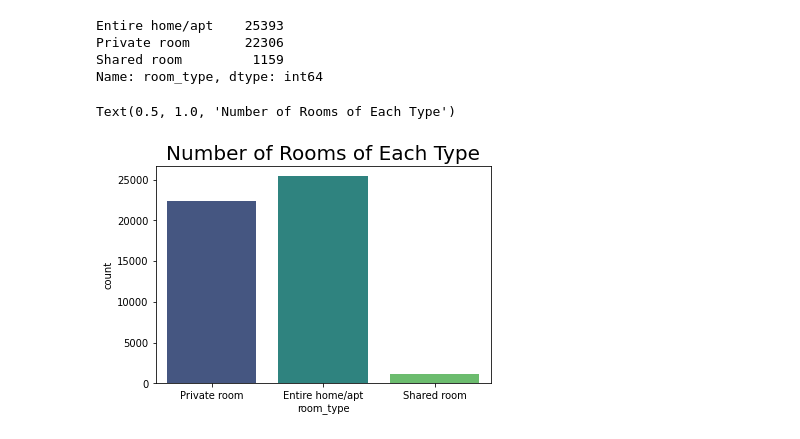
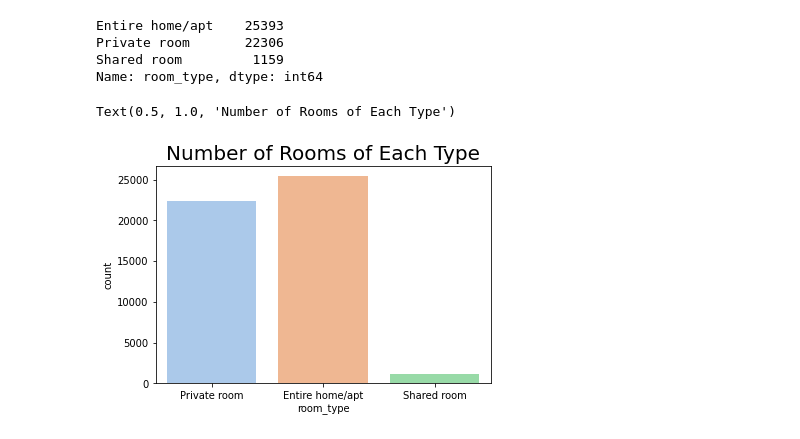
Before and after one commit to KunalSharma2001/Data-Analysis-Projects, a Jupyter notebook: NYC_Airbnb_DataAnalysis.ipynb, the cells around one changed output. Drawn from its saved outputs; the diff is of its cells as text; code cells hidden in the pictures.

```diff
--- a/NYC_Airbnb_DataAnalysis.ipynb
+++ b/NYC_Airbnb_DataAnalysis.ipynb
@@ -460,8 +463,8 @@ Private room       22306
 Shared room         1159
 Name: room_type, dtype: int64
 # %%
-sns.countplot(x='room_type', data=nyc_logs, palette='viridis')
+sns.countplot(x='room_type', data=nyc_logs, palette='pastel')
 plt.title("Number of Rooms of Each Type", fontsize=20)
 # %% [output]
 Text(0.5, 1.0, 'Number of Rooms of Each Type')
-[figure, old version]
+[figure, new version]
```
Also changed, not shown: parts of 15 cells of this notebook.
